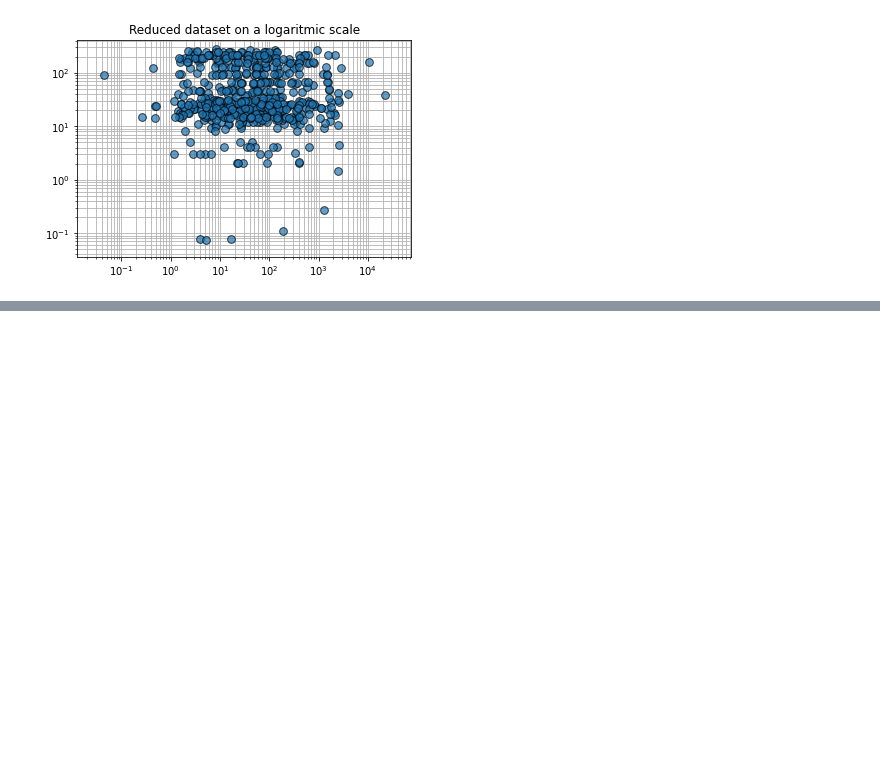
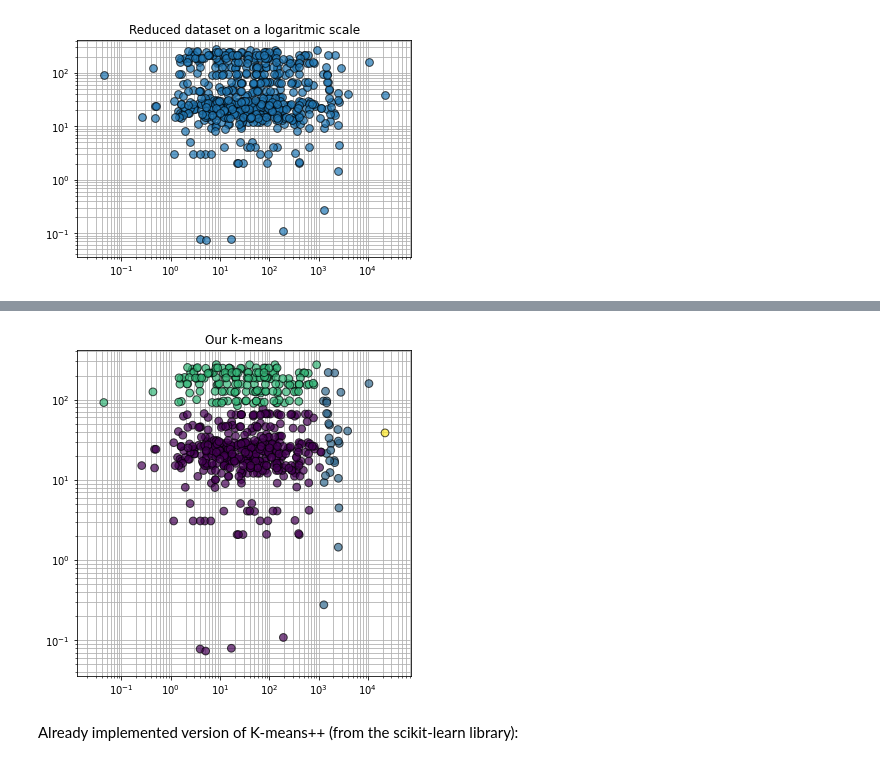
Before and after one commit to gianaguico/ADM_HW4_Group33, a Jupyter notebook: HM4 Q2.ipynb, the cells around one changed output, grey strips where cells are left out. Saved outputs shown, nothing was run; the diff lists cells and outputs as text; code cells hidden in the pictures; blank space fills up the shorter version.

Commit message:
Q2 Final version

```diff
--- a/HM4 Q2.ipynb
+++ b/HM4 Q2.ipynb
@@ -258,0 +295,6 @@ ax.set_xscale("log")
+# %%
+def squared_distance(x, c:list):
+    """Compute the squared error between a point and every centroid and return the minimum"""
+    x, c = np.array(x), np.array(c)
+    dist = np.array(list(map(lambda a: np.linalg.norm(a - x)**2, c)))
+    return np.min(dist)
@@ -258,0 +365,18 @@ ax.set_xscale("log")
+# %%
+sc.setLogLevel("OFF")
+clusters, variance = iterating(4, rdd)
+# %%
+clusters['x'] = clusters[1].apply(lambda x: x[0])
+clusters['y'] = clusters[1].apply(lambda x: x[1])
+clusters.rename({0: 'Color'}, inplace = True, axis = 1)
+# %%
+fig, ax = plt.subplots(figsize = (6,6))
+plt.grid(True,zorder=0, which="both", ls="-")
+ax.scatter(data[:,0], data[:,1], s=60, alpha=0.7, edgecolors="k", zorder=3, c=clusters.Color)
+plt.title("Our k-means")
+ax.set_yscale("log")
+ax.set_xscale("log")
+# %% [output]
+[figure, added]
+# %% [markdown]
+Already implemented version of K-means++ (from the scikit-learn library):
```
Also changed, not shown: parts of 57 cells of this notebook.
